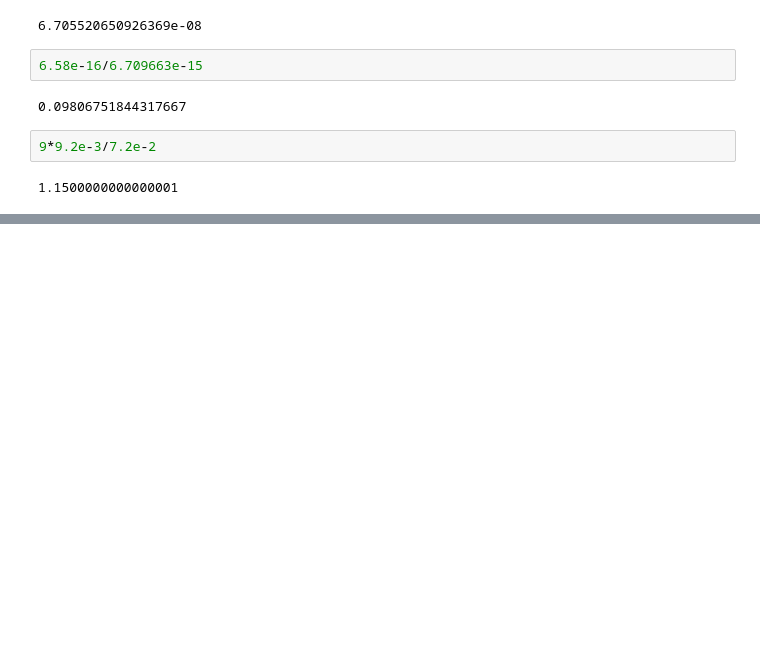
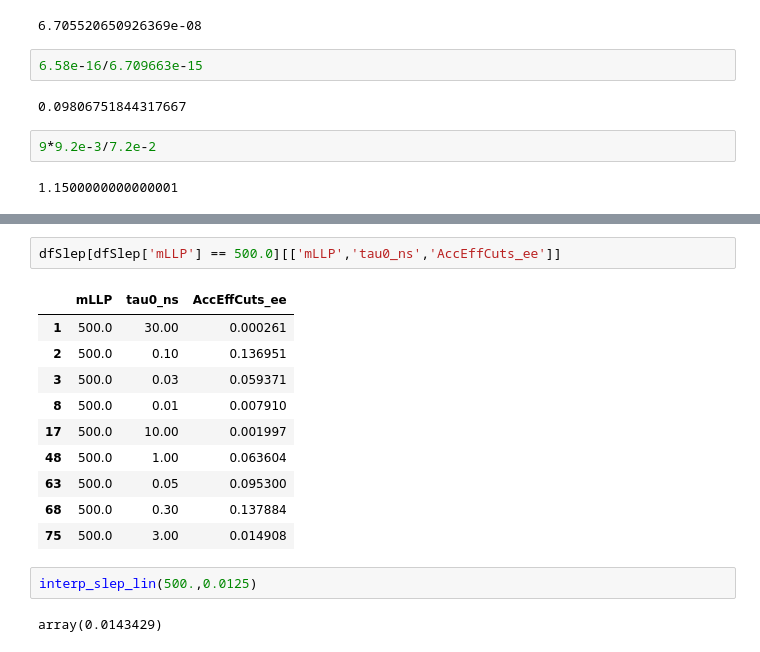
Before and after one commit to andlessa/LowTRHFIMP, a Jupyter notebook: ATLAS-SUSY-2018-14_displacedLeptons/checkEffs.ipynb, the cells around one changed output, grey strips where cells are left out. Saved outputs shown, nothing was run; the diff lists cells and outputs as text; blank space fills up the shorter version.

```diff
--- a/ATLAS-SUSY-2018-14_displacedLeptons/checkEffs.ipynb
+++ b/ATLAS-SUSY-2018-14_displacedLeptons/checkEffs.ipynb
@@ -250,0 +269,17 @@ dfRatio[dfRatio['mLLP'] == 500.0]
+# %%
+dfSlep[dfSlep['mLLP'] == 500.0][['mLLP','tau0_ns','AccEffCuts_ee']]
+# %% [output]
+|  | mLLP | tau0_ns | AccEffCuts_ee |
+| 1 | 500.0 | 30.00 | 0.000261 |
+| 2 | 500.0 | 0.10 | 0.136951 |
+| 3 | 500.0 | 0.03 | 0.059371 |
+| 8 | 500.0 | 0.01 | 0.007910 |
+| 17 | 500.0 | 10.00 | 0.001997 |
+| 48 | 500.0 | 1.00 | 0.063604 |
+| 63 | 500.0 | 0.05 | 0.095300 |
+| 68 | 500.0 | 0.30 | 0.137884 |
+| 75 | 500.0 | 3.00 | 0.014908 |
+# %%
+interp_slep_lin(500.,0.0125)
+# %% [output]
+array(0.0143429)
```
Also changed, not shown: parts of 5 cells of this notebook.
